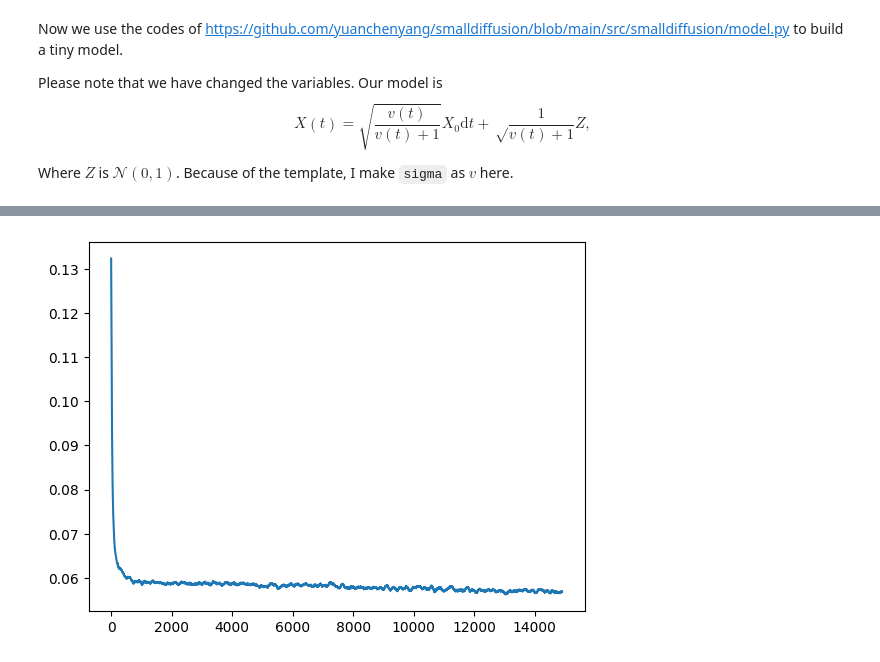
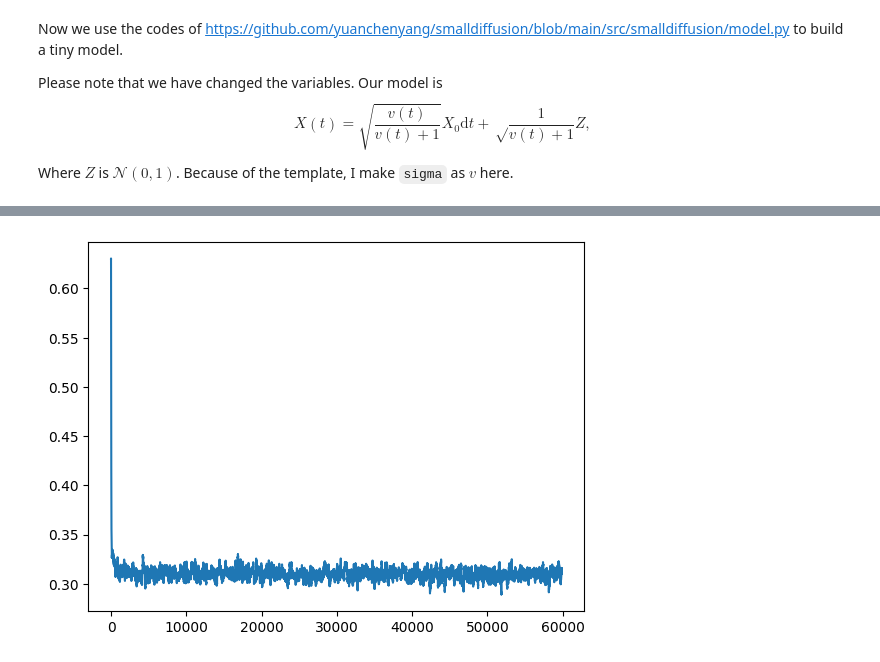
Before and after one commit to JetfiRex/Diffusion-ToyModel, a Jupyter notebook: Diffusion - test.ipynb, the cells around one changed output, grey strips where cells are left out. Cells and saved outputs as stored; diff of their text form; code cells hidden in the pictures.

```diff
--- a/Diffusion - test.ipynb
+++ b/Diffusion - test.ipynb
@@ -25,3 +25,0 @@ This is a 2-d dataset of mixed Gaussian.
-# %%
-N = 1000
-dataset = (torch.randint(0,2,(N,1))*2-1)+torch.randn((N,2))*0.2
@@ -114,14 +107,18 @@ From now on, the part of training samples is changed
 #   eps  : i.i.d. normal with same shape as x0
 #   sigma: uniformly sampled from schedule, with shape **same as the dataset**
 def generate_train_sample(x0: Union[torch.FloatTensor, Tuple[torch.FloatTensor, torch.FloatTensor]],
-                          schedule: Schedule, conditional: bool=False):
+                          schedule: Schedule, conditional: bool=False, hi_dim = True):
     cond = x0[1] if conditional else None
     x0   = x0[0] if conditional else x0
-    sigmas = torch.as_tensor(schedule.sigmas, device=x0.device, dtype=x0.dtype)   # make once if reused
-    idx  = torch.randint(len(sigmas), size=x0.shape, device=x0.device)
-    sigma = sigmas[idx]
-    # while len(sigma.shape) < len(x0.shape):
-    #     sigma = sigma.unsqueeze(-1)
+    if hi_dim:
+        sigmas = torch.as_tensor(schedule.sigmas, device=x0.device, dtype=x0.dtype)   # make once if reused
+        idx  = torch.randint(len(sigmas), size=x0.shape, device=x0.device)
+        sigma = sigmas[idx]
+    else:
+        sigma = schedule.sample_batch(x0)
+        while len(sigma.shape) < len(x0.shape):
+            sigma = sigma.unsqueeze(-1)
+        sigma = sigma.expand_as(x0)
     eps = torch.randn_like(x0)
     return x0, sigma, eps, cond
 
@@ -138,7 +135,8 @@ def training_loop(loader      : DataLoader,
                   accelerator : Optional[Accelerator] = None,
                   epochs      : int = 10000,
                   lr          : float = 1e-3,
-                  conditional : bool = False):
+                  conditional : bool = False,
+                  hi_dim : bool = True):
     accelerator = accelerator or Accelerator()
     optimizer = torch.optim.AdamW(model.parameters(), lr=lr)
     model, optimizer, loader = accelerator.prepare(model, optimizer, loader)
@@ -146,7 +144,7 @@ def training_loop(loader      : DataLoader,
         for x0 in loader:
             model.train()
             optimizer.zero_grad()
-            x0, sigma, eps, cond = generate_train_sample(x0, schedule, conditional)
+            x0, sigma, eps, cond = generate_train_sample(x0, schedule, conditional, hi_dim)
             loss = model.get_loss(x0, sigma, eps, cond=cond)
             yield SimpleNamespace(**locals()) # For extracting training statistics
             accelerator.backward(loss)
@@ -349,12 +301,15 @@ plot_batch(torch.tensor(np.vstack((interpolate_polyline([[-1.0,-1.0],[-1.0,1.0]]
 # %%
-schedule = ScheduleLogLinear(N=300, sigma_min=0.05, sigma_max=1e6)
-dataset  = Swissroll(np.pi/2, 5*np.pi, 1500)
-loader   = DataLoader(dataset, batch_size=1500)
+schedule = ScheduleLogLinear(N=200, sigma_min=0.01, sigma_max=4e4)
+dt = Swissroll(np.pi/2, 5*np.pi, 500).vals
+MEAN = dt.mean(dim = 0).unsqueeze(0)
+STD = dt.std(dim = 0).unsqueeze(0)
+dataset = (dt-MEAN)/STD
+loader   = DataLoader(dataset, batch_size=128)
 model    = HighDimNoise(hidden_dims=(16,128,128,128,128,16))
-trainer  = training_loop(loader, model, schedule, epochs=15000)
+trainer  = training_loop(loader, model, schedule, epochs=15000, hi_dim=False)
 losses   = [ns.loss.item() for ns in trainer]
 plt.plot(moving_average(losses, 100))
 plt.show()
 # %% [output]
-[figure, old version]
+[figure, new version]
 # %%
```
Also changed, not shown: parts of 22 cells of this notebook, 1 other file.
